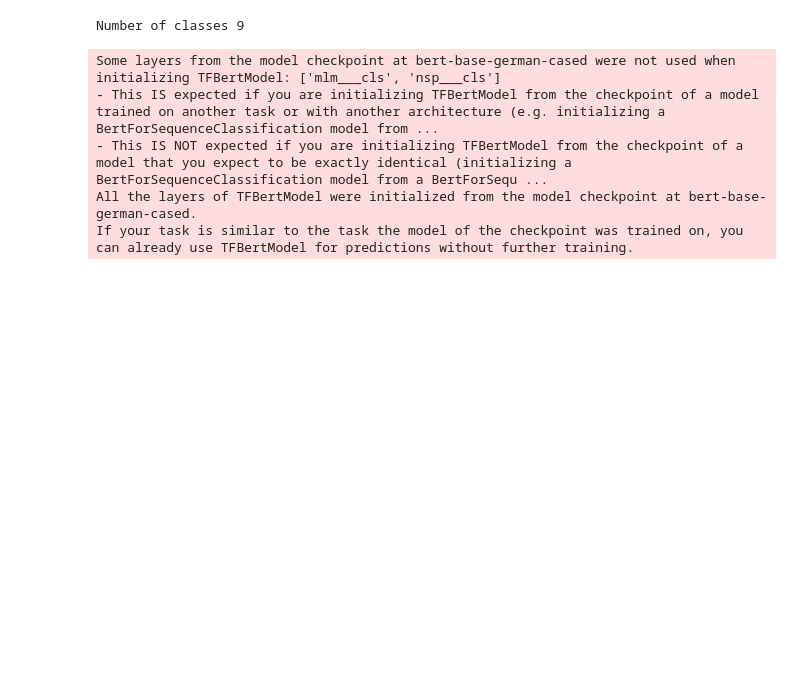
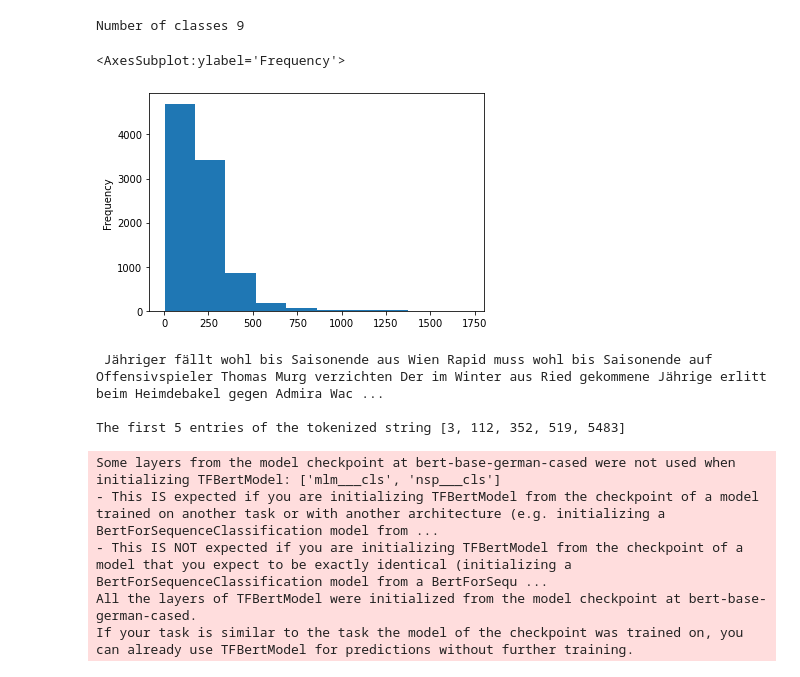
Before and after one commit to TheoHelfenberger/2021_HS_DAS_NLP_Notebooks, a Jupyter notebook: PA_Classification BERT.ipynb, the cells around one changed output. Drawn from its saved outputs; the diff is of its cells as text; code cells hidden in the pictures; blank space fills up the shorter version.

```diff
--- a/PA_Classification BERT.ipynb
+++ b/PA_Classification BERT.ipynb
@@ -86,6 +81,11 @@ train_ids, test_ids, train_labels, test_labels = train_test_split(
     test_size=0.25,
     shuffle=True
 )
+# %%
+data_train_orig['token_clean'].apply(len).plot(kind='hist')
+# %% [output]
+<AxesSubplot:ylabel='Frequency'>
+[figure, added]
 # %%
 MAXLEN = 512
 
@@ -100,4 +100,12 @@ def tokenize(review):
       truncation=True, )
 
   return encoded['input_ids']
+# %%
+text = data_train_orig['text_clean'].iloc[0]
+print(text)
+print(f'\nThe first 5 entries of the tokenized string {tokenize(text)[0:5]}')
+# %% [output]
+ Jähriger fällt wohl bis Saisonende aus Wien Rapid muss wohl bis Saisonende auf Offensivspieler Thomas Murg verzichten Der im Winter aus Ried gekommene Jährige erlitt beim Heimdebakel gegen Admira Wac ...
+
+The first 5 entries of the tokenized string [3, 112, 352, 519, 5483]
 # %%
```
Also changed, not shown: parts of 33 cells of this notebook.
